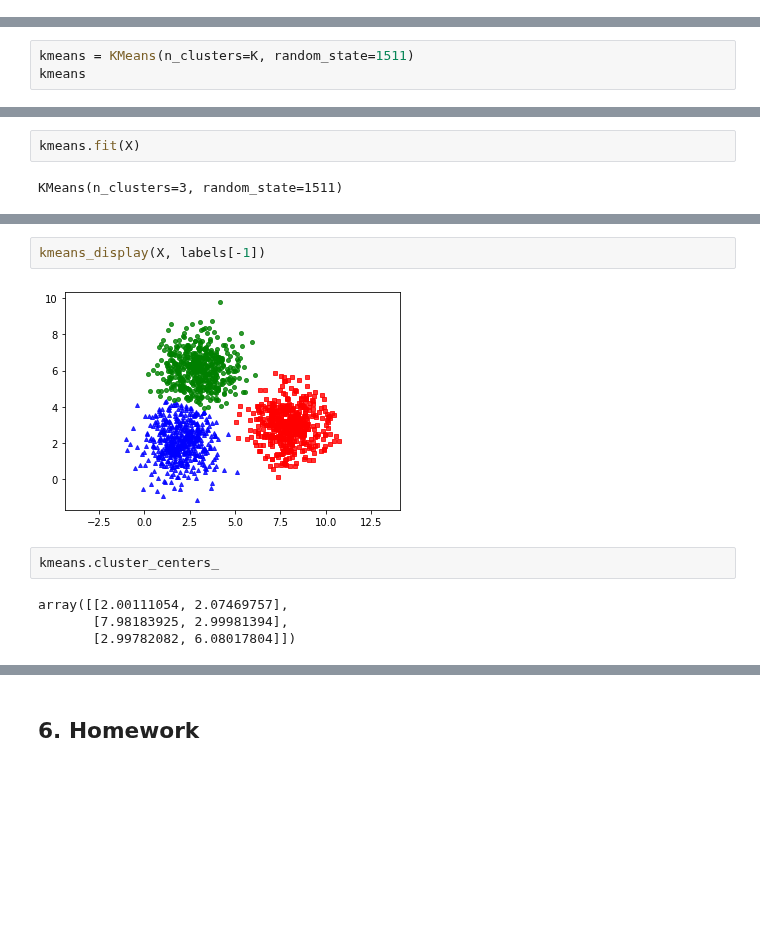
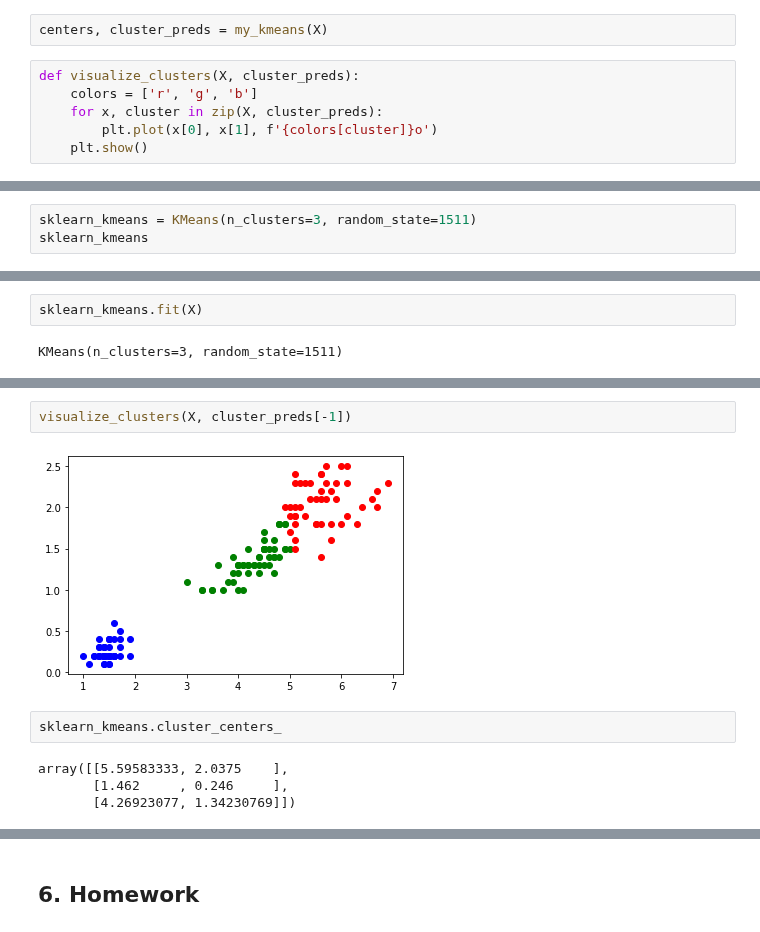
Before and after one commit to MinhHuuNguyen/mci-python, a Jupyter notebook: python_lv2/lectures/7_kmeans.ipynb, the cells around one changed output, grey strips where cells are left out. Drawn from its saved outputs; the diff is of its cells as text; blank space fills up the shorter version.

```diff
--- a/python_lv2/lectures/7_kmeans.ipynb
+++ b/python_lv2/lectures/7_kmeans.ipynb
@@ -226,0 +237,8 @@ array([[2.00111054, 2.07469757],
+# %%
+centers, cluster_preds = my_kmeans(X)
+# %%
+def visualize_clusters(X, cluster_preds):
+    colors = ['r', 'g', 'b']
+    for x, cluster in zip(X, cluster_preds):
+        plt.plot(x[0], x[1], f'{colors[cluster]}o')
+    plt.show()
@@ -237,11 +256,11 @@ kmeans_display(X, y)
 # %%
 from sklearn.cluster import KMeans
 # %%
-kmeans = KMeans(n_clusters=K, random_state=1511)
-kmeans
+sklearn_kmeans = KMeans(n_clusters=3, random_state=1511)
+sklearn_kmeans
 # %% [output]
 KMeans(n_clusters=3, random_state=1511)
 # %%
-kmeans.fit(X)
+sklearn_kmeans.fit(X)
 # %% [output]
 KMeans(n_clusters=3, random_state=1511)
@@ -257,13 +286,13 @@ kmeans_display(X, pred_labels)
 # %%
-kmeans_display(X, labels[-1])
+visualize_clusters(X, cluster_preds[-1])
 # %% [output]
-[figure, old version]
+[figure, new version]
 # %%
-kmeans.cluster_centers_
+sklearn_kmeans.cluster_centers_
 # %% [output]
-array([[2.00111054, 2.07469757],
-       [7.98183925, 2.99981394],
-       [2.99782082, 6.08017804]])
+array([[5.59583333, 2.0375    ],
+       [1.462     , 0.246     ],
+       [4.26923077, 1.34230769]])
 # %%
 centers[-1]
 # %% [output]
```
Also changed, not shown: parts of 29 cells of this notebook.
